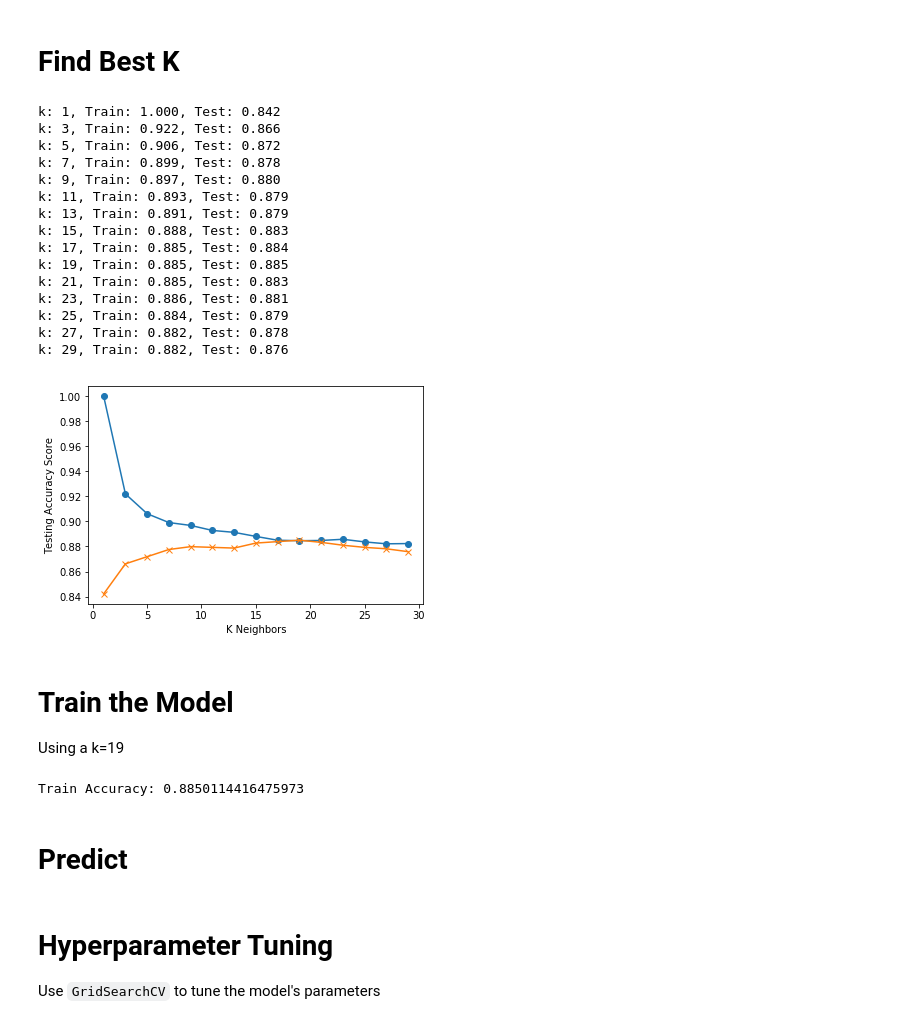
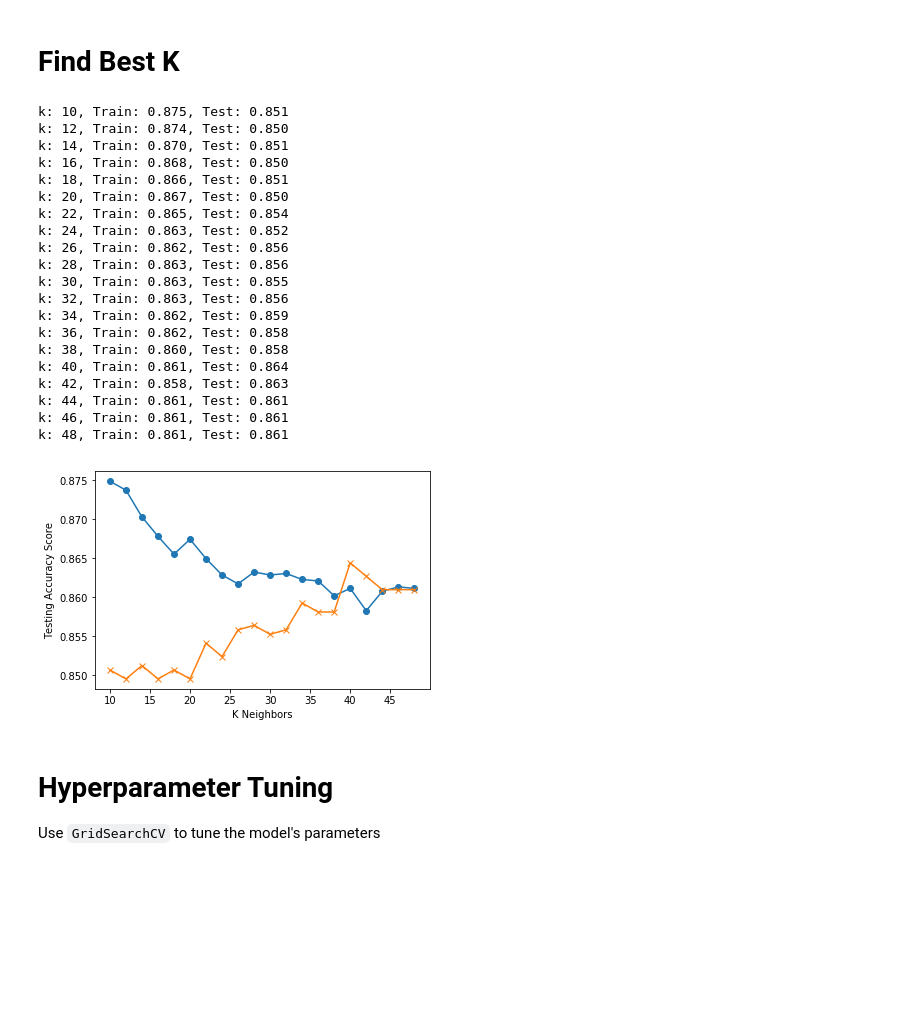
Before and after one commit to lorijta92/machine-learning-exoplanets, a Jupyter notebook: knn.ipynb, the cells around one changed output. Saved outputs shown, nothing was run; the diff lists cells and outputs as text; code cells hidden in the pictures; blank space fills up the shorter version.

Commit message:
predict

```diff
--- a/knn.ipynb
+++ b/knn.ipynb
@@ -99,7 +100,7 @@ train_scores = []
 test_scores = []
 
 # Loop through to find the best k value
-for k in range (1, 30, 2):
+for k in range (10, 50, 2):
     knn = KNeighborsClassifier(n_neighbors=k)
     knn.fit(X_train_scaled, y_train)
     train_score = knn.score(X_train_scaled, y_train)
@@ -108,43 +109,37 @@ for k in range (1, 30, 2):
     test_scores.append(test_score)
     print(f"k: {k}, Train: {train_score:.3f}, Test: {test_score:.3f}")
 # %% [output]
-k: 1, Train: 1.000, Test: 0.842
-k: 3, Train: 0.922, Test: 0.866
-k: 5, Train: 0.906, Test: 0.872
-k: 7, Train: 0.899, Test: 0.878
-k: 9, Train: 0.897, Test: 0.880
-k: 11, Train: 0.893, Test: 0.879
-k: 13, Train: 0.891, Test: 0.879
-k: 15, Train: 0.888, Test: 0.883
-k: 17, Train: 0.885, Test: 0.884
-k: 19, Train: 0.885, Test: 0.885
-k: 21, Train: 0.885, Test: 0.883
-k: 23, Train: 0.886, Test: 0.881
-k: 25, Train: 0.884, Test: 0.879
-k: 27, Train: 0.882, Test: 0.878
-k: 29, Train: 0.882, Test: 0.876
+k: 10, Train: 0.875, Test: 0.851
+k: 12, Train: 0.874, Test: 0.850
+k: 14, Train: 0.870, Test: 0.851
+k: 16, Train: 0.868, Test: 0.850
+k: 18, Train: 0.866, Test: 0.851
+k: 20, Train: 0.867, Test: 0.850
+k: 22, Train: 0.865, Test: 0.854
+k: 24, Train: 0.863, Test: 0.852
+k: 26, Train: 0.862, Test: 0.856
+k: 28, Train: 0.863, Test: 0.856
+k: 30, Train: 0.863, Test: 0.855
+k: 32, Train: 0.863, Test: 0.856
+k: 34, Train: 0.862, Test: 0.859
+k: 36, Train: 0.862, Test: 0.858
+k: 38, Train: 0.860, Test: 0.858
+k: 40, Train: 0.861, Test: 0.864
+k: 42, Train: 0.858, Test: 0.863
+k: 44, Train: 0.861, Test: 0.861
+k: 46, Train: 0.861, Test: 0.861
+k: 48, Train: 0.861, Test: 0.861
 # %%
-import matplotlib.pyplot as plt
-
 # Plot training and testing scores
-plt.plot(range(1, 30, 2), train_scores, marker='o')
-plt.plot(range(1, 30, 2), test_scores, marker='x')
+plt.plot(range(10, 50, 2), train_scores, marker='o')
+plt.plot(range(10, 50, 2), test_scores, marker='x')
 plt.xlabel("K Neighbors")
 plt.ylabel("Testing Accuracy Score")
 plt.show()
+
+# Current best k value looks like k=44
 # %% [output]
-[figure, old version]
+[figure, new version]
-# %% [markdown]
-# Train the Model
-Using a k=19
-# %%
-knn = KNeighborsClassifier(n_neighbors=19)
-knn.fit(X_train_scaled, y_train)
-print(f"Train Accuracy: {knn.score(X_test_scaled, y_test)}")
-# %% [output]
-Train Accuracy: 0.8850114416475973
-# %% [markdown]
-# Predict
 # %% [markdown]
 # Hyperparameter Tuning
 
```
Also changed, not shown: parts of 12 cells of this notebook.
